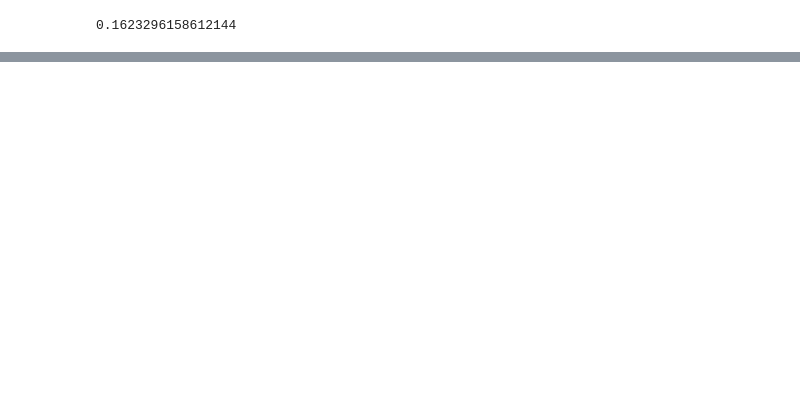
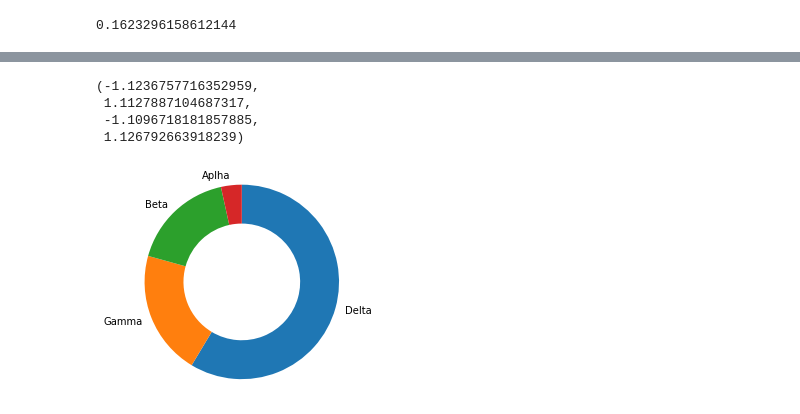
Before and after one commit to LuGomes/AI-Programming-with-Python, a Jupyter notebook: matplotlib_seaborn/matplotlib.ipynb, the cells around one changed output, grey strips where cells are left out. Saved outputs shown, nothing was run; the diff lists cells and outputs as text; code cells hidden in the pictures; blank space fills up the shorter version.

```diff
--- a/matplotlib_seaborn/matplotlib.ipynb
+++ b/matplotlib_seaborn/matplotlib.ipynb
@@ -87,0 +102,11 @@ sb.countplot(data=pokemon_types, y = 'type', color=base_color, order=type_order)
+# %%
+sorted_counts = df['cat_var'].value_counts()
+plt.pie(sorted_counts, labels = sorted_counts.index, startangle = 90,
+        counterclock = False, wedgeprops = {'width' : 0.4});
+plt.axis('square')
+# %% [output]
+(-1.1236757716352959,
+ 1.1127887104687317,
+ -1.1096718181857885,
+ 1.126792663918239)
+[figure, added]
```
Also changed, not shown: parts of 4 cells of this notebook, 3 other files.
